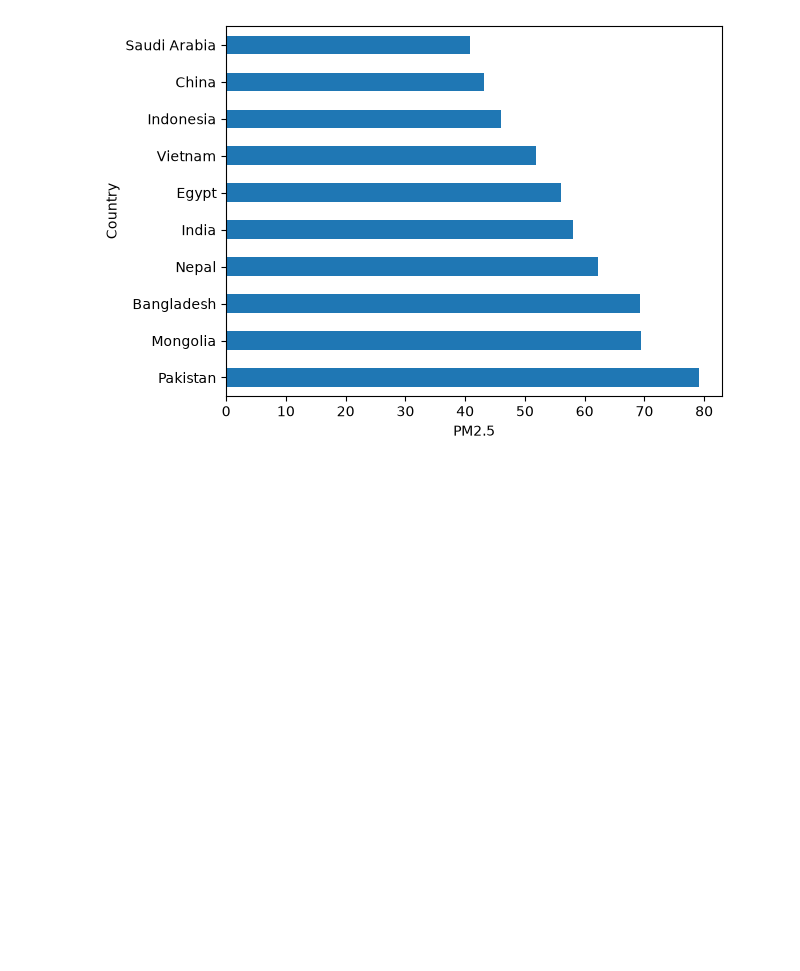
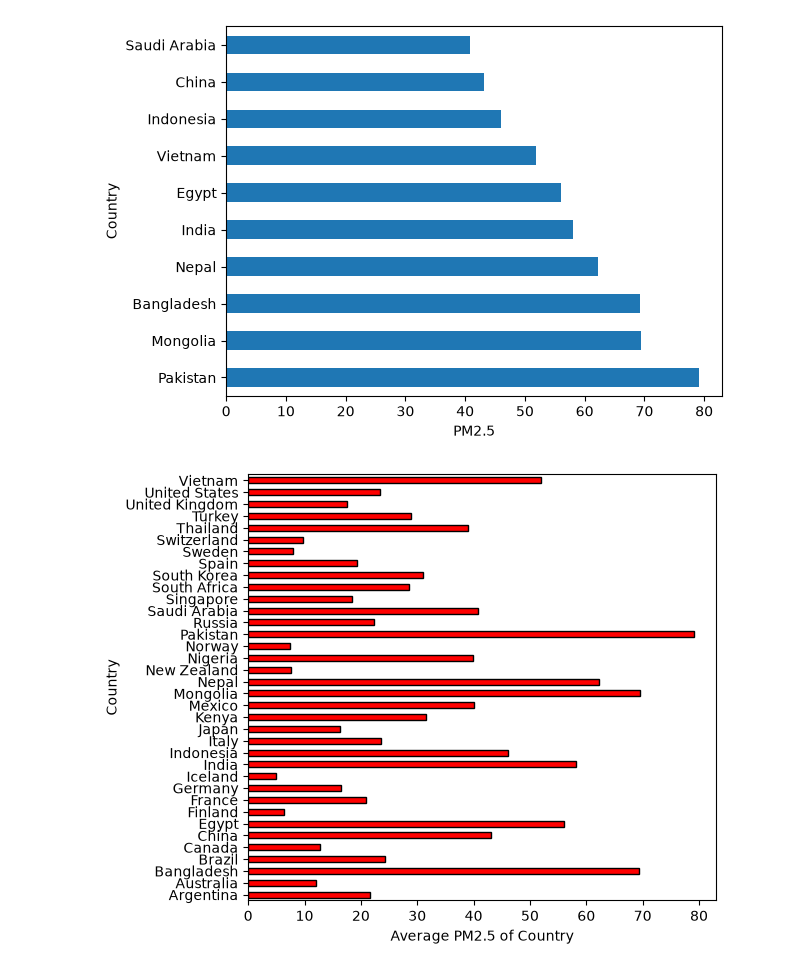
Before and after one commit to kosishadh/Global-Air-Quality-Analysis, a Jupyter notebook: main.ipynb, the cells around one changed output. Drawn from its saved outputs; the diff is of its cells as text; code cells hidden in the pictures; blank space fills up the shorter version.

```diff
--- a/main.ipynb
+++ b/main.ipynb
@@ -216,3 +216,14 @@ China           43.108333
 Saudi Arabia    40.800000
 Name: PM2.5, dtype: float64
 [figure]
+# %%
+import pandas as pd
+import matplotlib.pyplot as plt
+df = pd.read_csv("data.csv")
+pm25 = df.groupby("Country")["PM2.5"].mean()
+pm25.plot(kind = "barh", color = "red", edgecolor="blackaudai xu")
+plt.tight_layout()
+plt.xlabel("Average PM2.5 of Country")
+plt.show()
+# %% [output]
+[figure, added]
```
